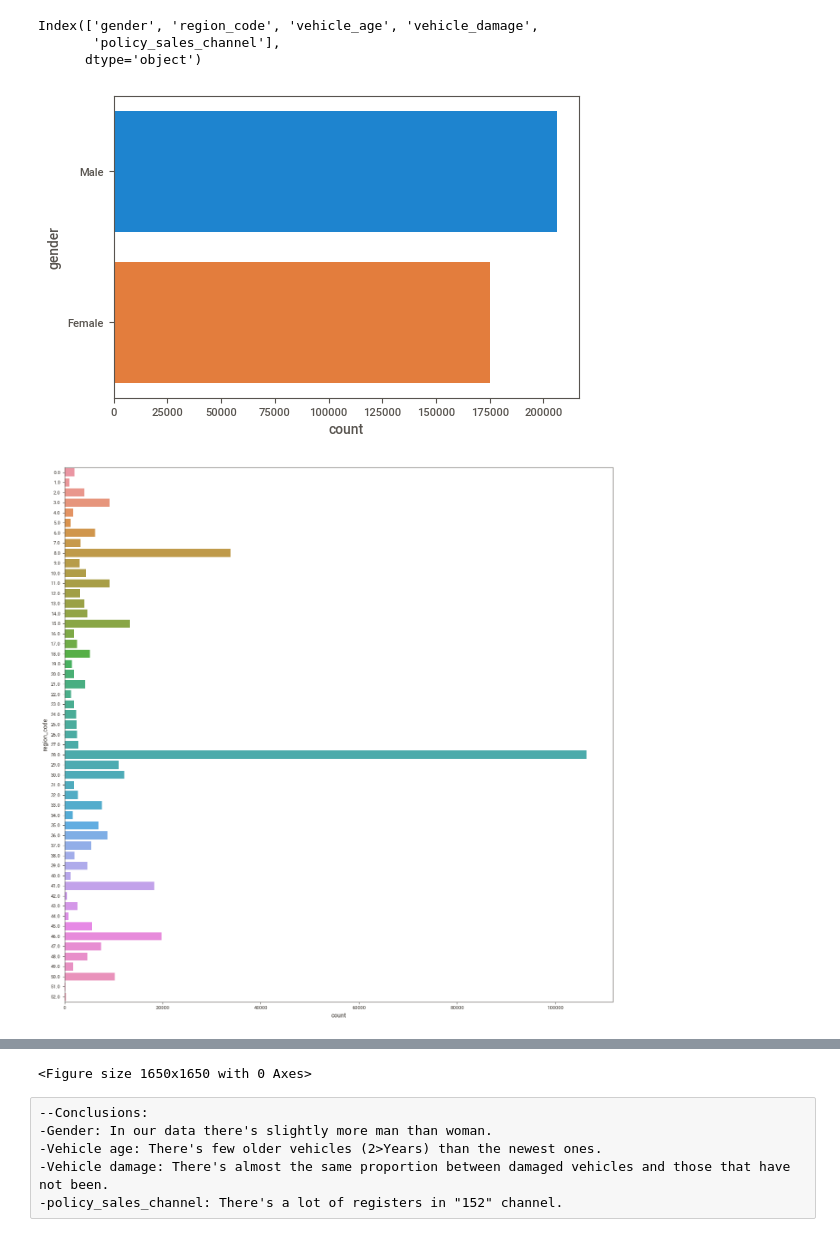
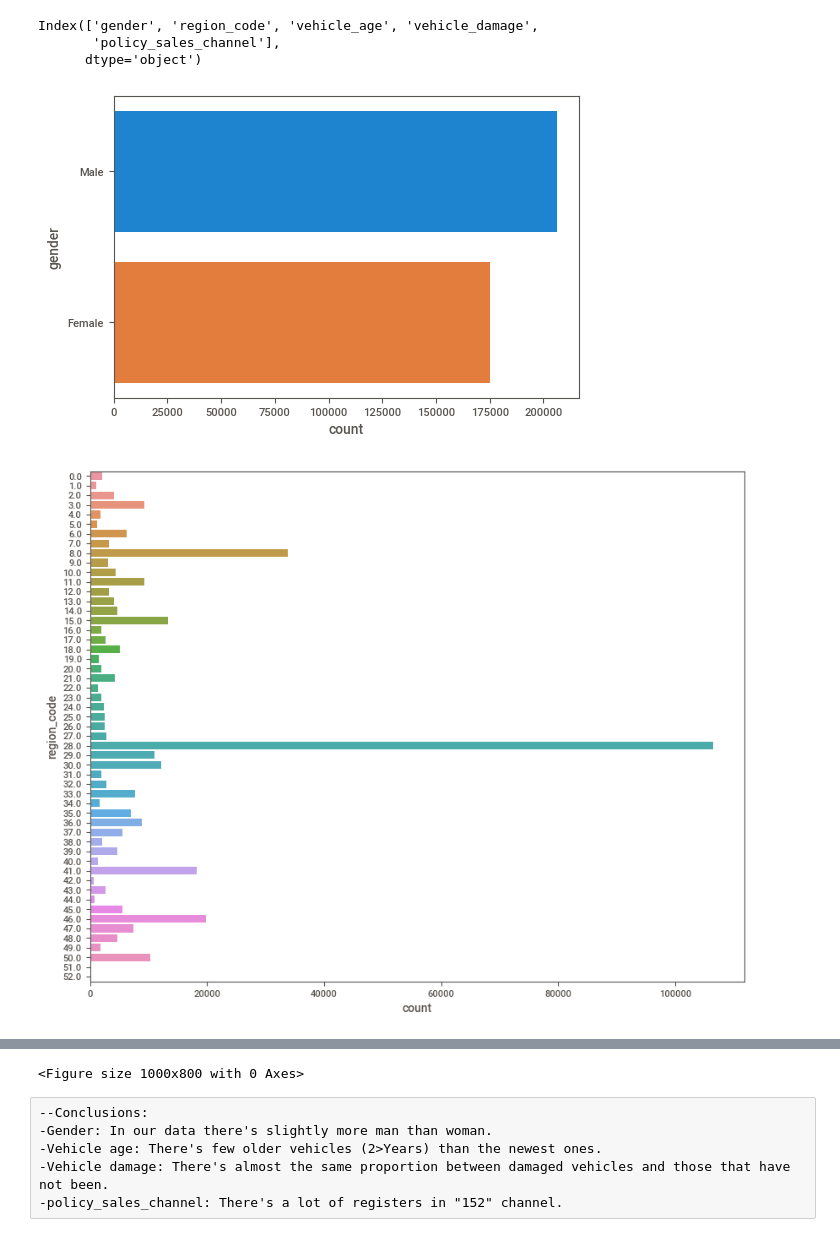
Before and after one commit to ViniciusKos/insurance_cross, a Jupyter notebook: insurance_cross_sell.ipynb, the cells around one changed output, grey strips where cells are left out. Drawn from its saved outputs; the diff is of its cells as text; code cells hidden in the pictures.

```diff
--- a/insurance_cross_sell.ipynb
+++ b/insurance_cross_sell.ipynb
@@ -315,9 +293,9 @@ Index(['gender', 'region_code', 'vehicle_age', 'vehicle_damage',
 # %%
 for i in df4.select_dtypes(include='object').columns:
     sns.countplot(y=df4[i])
     plt.show()
     fig = plt.gcf()
-    fig.set_size_inches(16.5, 16.5)
+    fig.set_size_inches(10, 8)
 # %% [output]
 [figure]
-[figure, old version]
+[figure, new version]
@@ -327,4 +305,4 @@ for i in df4.select_dtypes(include='object').columns:
-<Figure size 1650x1650 with 0 Axes>
+<Figure size 1000x800 with 0 Axes>
 # %% [raw]
 --Conclusions:
 -Gender: In our data there's slightly more man than woman.
```
Also changed, not shown: parts of 13 cells of this notebook.
